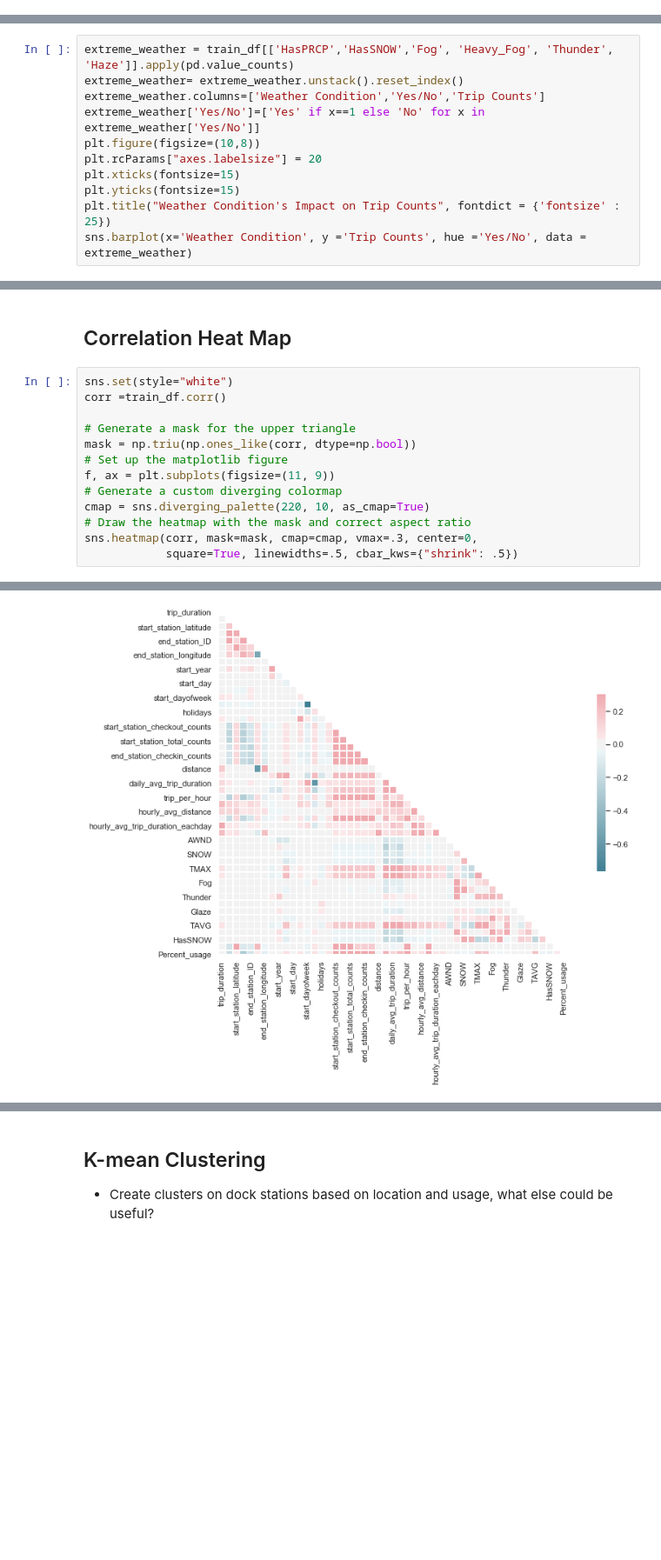
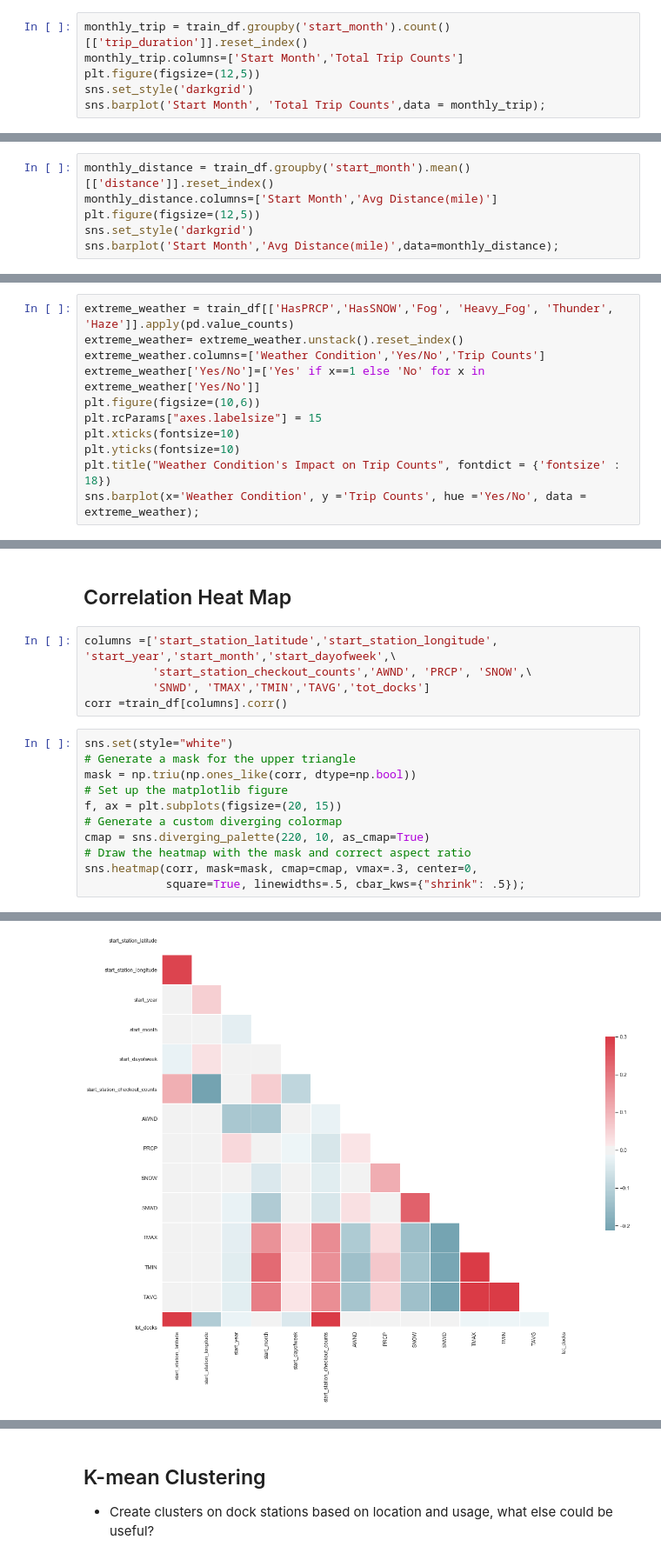
Before and after one commit to zhangym1256/Citi-Bike-Capstone, a Jupyter notebook: Hanbo/EDA.ipynb, the cells around one changed output, grey strips where cells are left out. Shown: that part at 87% size. Cells and saved outputs as stored; diff of their text form; blank space fills up the shorter version.

Commit message:
rebalance check

```diff
--- a/Hanbo/EDA.ipynb
+++ b/Hanbo/EDA.ipynb
@@ -100,0 +140,6 @@ sns.barplot(x = c.start_month, y = c.distance)
+# %%
+monthly_trip = train_df.groupby('start_month').count()[['trip_duration']].reset_index()
+monthly_trip.columns=['Start Month','Total Trip Counts']
+plt.figure(figsize=(12,5))
+sns.set_style('darkgrid')
+sns.barplot('Start Month', 'Total Trip Counts',data = monthly_trip);
@@ -100,0 +148,6 @@ sns.barplot(x = c.start_month, y = c.distance)
+# %%
+monthly_distance = train_df.groupby('start_month').mean()[['distance']].reset_index()
+monthly_distance.columns=['Start Month','Avg Distance(mile)']
+plt.figure(figsize=(12,5))
+sns.set_style('darkgrid')
+sns.barplot('Start Month','Avg Distance(mile)',data=monthly_distance);
@@ -116,10 +171,10 @@ extreme_weather = train_df[['HasPRCP','HasSNOW','Fog', 'Heavy_Fog', 'Thunder', '
 extreme_weather= extreme_weather.unstack().reset_index()
 extreme_weather.columns=['Weather Condition','Yes/No','Trip Counts']
 extreme_weather['Yes/No']=['Yes' if x==1 else 'No' for x in extreme_weather['Yes/No']]
-plt.figure(figsize=(10,8))
-plt.rcParams["axes.labelsize"] = 20
-plt.xticks(fontsize=15)
-plt.yticks(fontsize=15)
-plt.title("Weather Condition's Impact on Trip Counts", fontdict = {'fontsize' : 25})
-sns.barplot(x='Weather Condition', y ='Trip Counts', hue ='Yes/No', data = extreme_weather)
+plt.figure(figsize=(10,6))
+plt.rcParams["axes.labelsize"] = 15
+plt.xticks(fontsize=10)
+plt.yticks(fontsize=10)
+plt.title("Weather Condition's Impact on Trip Counts", fontdict = {'fontsize' : 18})
+sns.barplot(x='Weather Condition', y ='Trip Counts', hue ='Yes/No', data = extreme_weather);
 # %% [output]
@@ -262,16 +312,19 @@ top50_rushhours.head()
 # %% [markdown]
 ## Correlation Heat Map
+# %%
+columns =['start_station_latitude','start_station_longitude', 'start_year','start_month','start_dayofweek',\
+          'start_station_checkout_counts','AWND', 'PRCP', 'SNOW',\
+          'SNWD', 'TMAX','TMIN','TAVG','tot_docks']
+corr =train_df[columns].corr()
 # %%
 sns.set(style="white")
-corr =train_df.corr()
-
 # Generate a mask for the upper triangle
 mask = np.triu(np.ones_like(corr, dtype=np.bool))
 # Set up the matplotlib figure
-f, ax = plt.subplots(figsize=(11, 9))
+f, ax = plt.subplots(figsize=(20, 15))
 # Generate a custom diverging colormap
 cmap = sns.diverging_palette(220, 10, as_cmap=True)
 # Draw the heatmap with the mask and correct aspect ratio
 sns.heatmap(corr, mask=mask, cmap=cmap, vmax=.3, center=0,
-            square=True, linewidths=.5, cbar_kws={"shrink": .5})
+            square=True, linewidths=.5, cbar_kws={"shrink": .5});
 # %% [output]
@@ -279 +331 @@ sns.heatmap(corr, mask=mask, cmap=cmap, vmax=.3, center=0,
-[figure, old version]
+[figure, new version]
```
Also changed, not shown: parts of 80 cells of this notebook, 1 other file.
